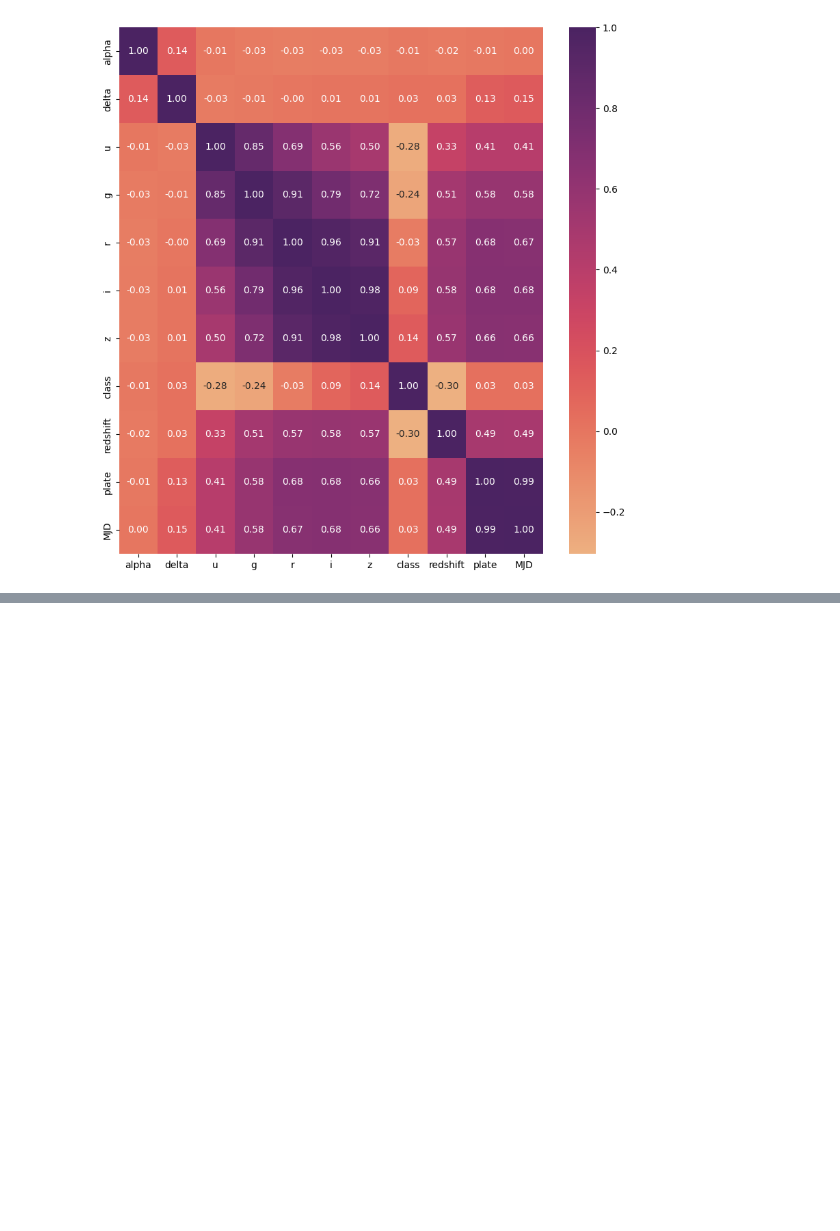
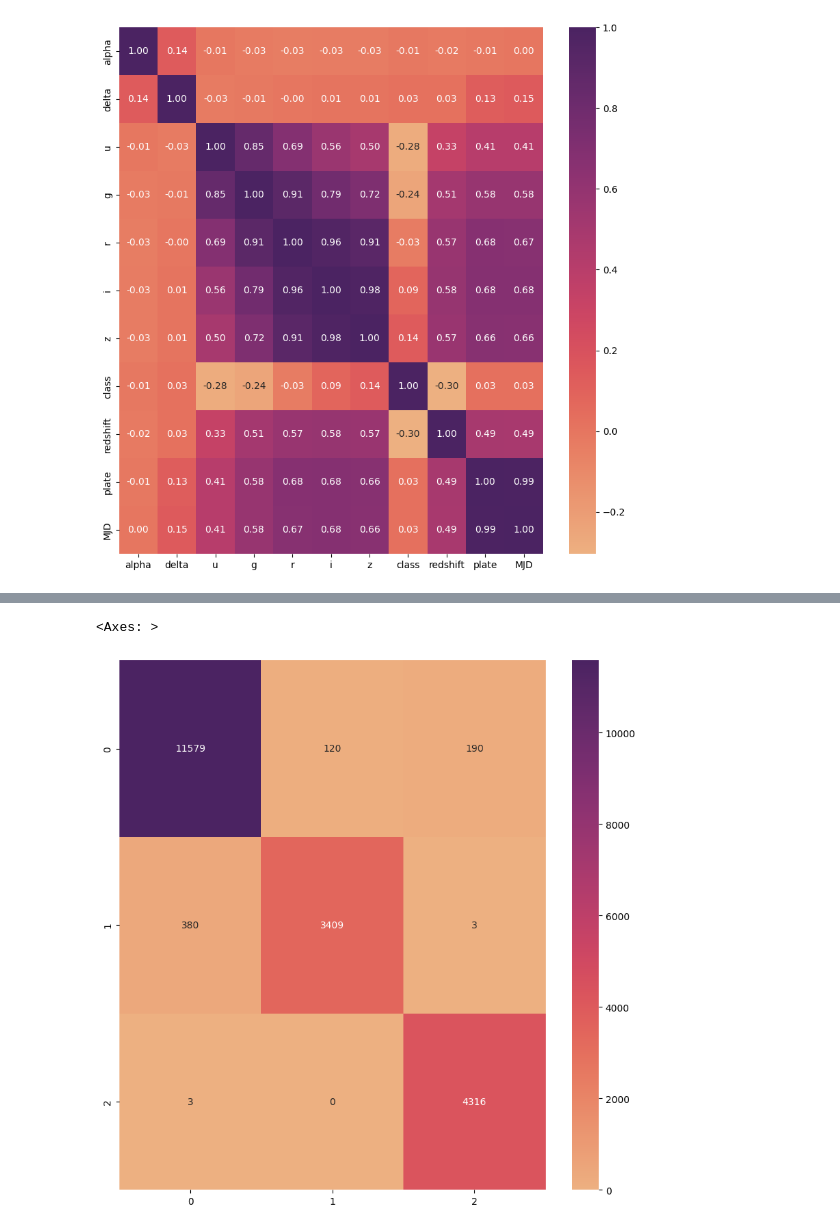
Before and after one commit to destinsaba/CelestialClassifier, a Jupyter notebook: celestialClassifier.ipynb, the cells around one changed output, grey strips where cells are left out. Drawn from its saved outputs; the diff is of its cells as text; code cells hidden in the pictures; blank space fills up the shorter version.

Commit message:
Add gridSearch and visuals

```diff
--- a/celestialClassifier.ipynb
+++ b/celestialClassifier.ipynb
@@ -106,3 +106,37 @@ from sklearn.model_selection import train_test_split
 X = stars.drop(columns=['class'])
 y = stars['class']
 X_train, X_test, y_train, y_test = train_test_split(X, y, test_size=0.2, random_state=0, stratify=y)
+# %%
+# Wil create grid search for hyperparameter tuning
+# Will use a random forest classifier, logistic regression, and a support vector machine
+from sklearn.ensemble import RandomForestClassifier
+from sklearn.linear_model import LogisticRegression
+from sklearn.svm import SVC
+from sklearn.preprocessing import StandardScaler
+from sklearn.model_selection import GridSearchCV
+from sklearn.pipeline import Pipeline
+
+# Create a pipeline
+pipe = Pipeline(steps=[('preprocessor', None),
+                       ('classifier', RandomForestClassifier(random_state=0))])
+
+param_grid = [
+    {'classifier': [RandomForestClassifier(random_state=0)],
+     'preprocessor': [None],
+        'classifier__n_estimators': [100],
+        'classifier__max_depth': [1, 3, 5]
+     },
+    {'classifier': [LogisticRegression(max_iter=1500)],
+        'preprocessor': [StandardScaler()],
+        'classifier__C': [0.1, 1.0, 10.0]
+    },
+    {'classifier': [SVC()],
+        'preprocessor': [StandardScaler()],
+        'classifier__C': [0.1, 1.0, 10.0],
+        'classifier__gamma': [0.1, 1.0, 10.0]
+    }
+]
+
+grid = GridSearchCV(pipe, param_grid, cv=3, return_train_score=True, n_jobs=-1)
+# %%
+grid.fit(X_train, y_train)
@@ -108,0 +173,10 @@ X_train, X_test, y_train, y_test = train_test_split(X, y, test_size=0.2, random_
+# %%
+# Heatmap of the confusion matrix
+from sklearn.metrics import confusion_matrix
+
+grid_cm = confusion_matrix(y_test, grid.predict(X_test))
+plt.figure(figsize=(10,10))
+sns.heatmap(grid_cm, annot=True, fmt='d', cmap='flare')
+# %% [output]
+<Axes: >
+[figure, added]
```
Also changed, not shown: parts of 4 cells of this notebook.
